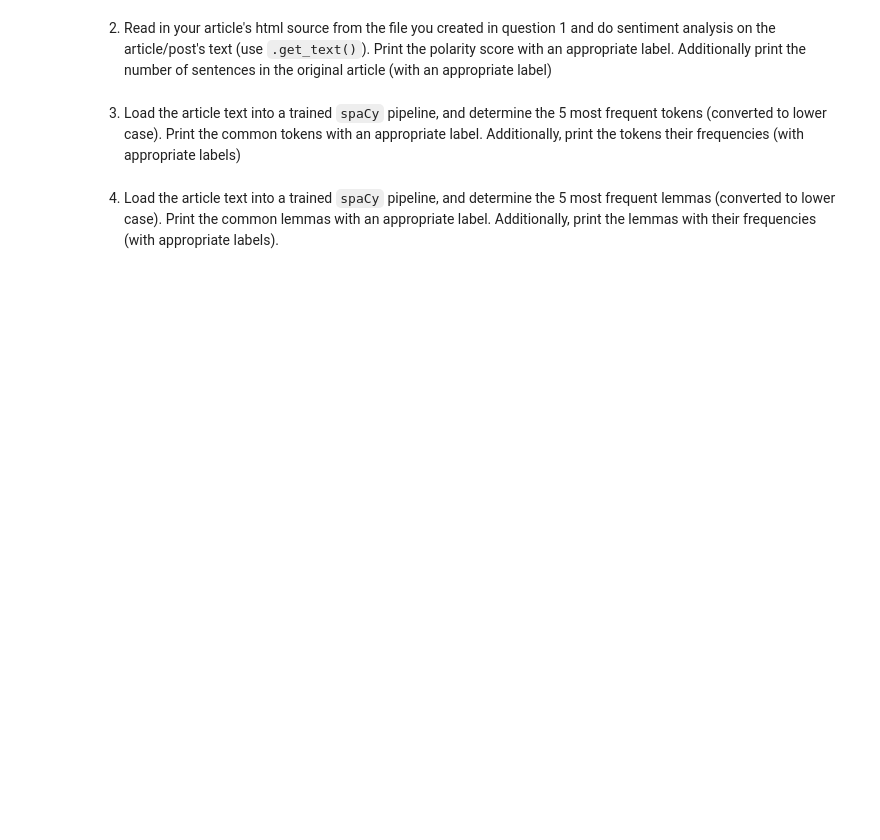
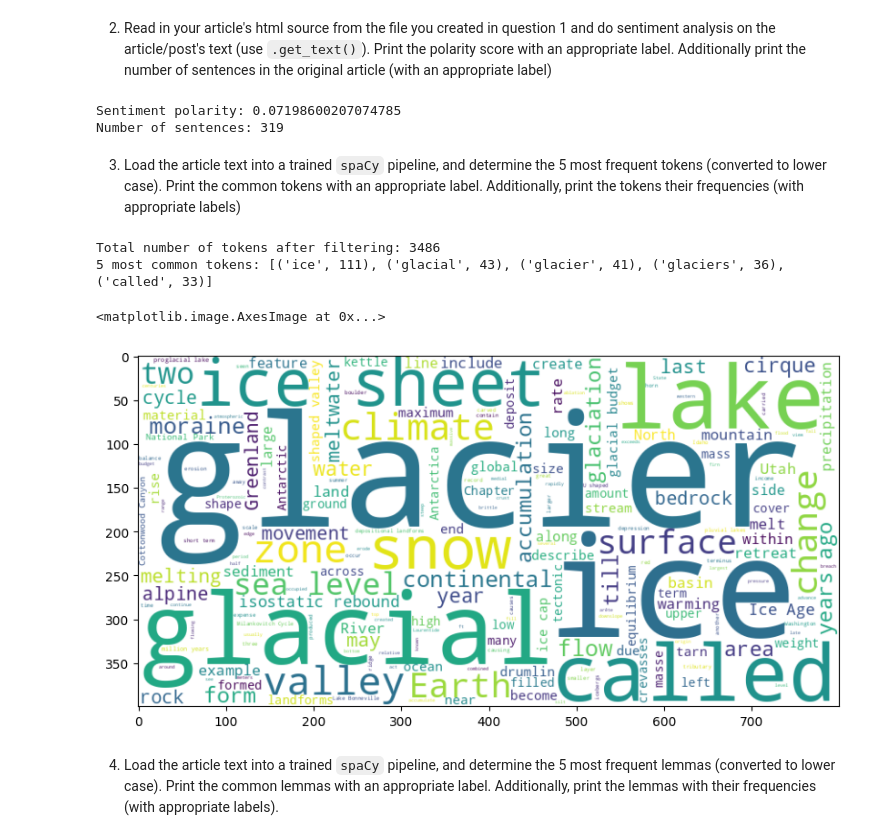
Before and after one commit to drpafowler/module-07-philip-v2, a Jupyter notebook: article-summarizer.ipynb, the cells around one changed output. Drawn from its saved outputs; the diff is of its cells as text; code cells hidden in the pictures; blank space fills up the shorter version.

```diff
--- a/article-summarizer.ipynb
+++ b/article-summarizer.ipynb
@@ -52,10 +63,9 @@ r = requests.get(url)
 if r.status_code == 200:
     # parse the HTML
     soup = BeautifulSoup(r.text, 'html.parser')
-    # find all the paragraph tags
-    paragraphs = soup.find_all('p')
-    # print the first paragraph
-    print(paragraphs[0].text)
+    # print the first 1000 characters of the HTML
+    print(soup.prettify()[:1000])
+
     # save the HTML to a file
     with open('glaciers.html', 'w') as f:
         f.write(r.text)
@@ -66,6 +92,73 @@ An Introduction to Geology
 # %% [markdown]
 2. Read in your article's html source from the file you created in question 1 and do sentiment analysis on the article/post's text (use `.get_text()`).  Print the polarity score with an appropriate label.  Additionally print the number of sentences in the original article (with an appropriate label)
+# %%
+
+
+# read the HTML file
+with open('glaciers.html', 'r') as f:
+    html = f.read()
+
+# parse the HTML
+soup = BeautifulSoup(html, 'html.parser')
+entry_content = soup.find('div', class_='entry-content').get_text()
+
+# load the English language model
+nlp = spacy.load('en_core_web_sm')
+
+# process the text with sentiment analysis
+blob = TextBlob(entry_content)
+polarity = blob.sentiment.polarity
+
+# print the number of sentences
+num_sentences = len(blob.sentences)
+
+# print the results
+print('Sentiment polarity:', polarity)
+print('Number of sentences:', num_sentences)
+# %% [output]
+Sentiment polarity: 0.07198600207074785
+Number of sentences: 319
 # %% [markdown]
 3. Load the article text into a trained `spaCy` pipeline, and determine the 5 most frequent tokens (converted to lower case).  Print the common tokens with an appropriate label.  Additionally, print the tokens their frequencies (with appropriate labels)
+# %%
+# read the HTML file
+with open('glaciers.html', 'r') as f:
+    html = f.read()
+
+# parse the HTML
+soup = BeautifulSoup(html, 'html.parser')
+entry_content = soup.find('div', class_='entry-content').get_text()
+
+# load the English language model
+nlp = spacy.load('en_core_web_sm')
+
+# process the text with sentiment analysis
+blob = TextBlob(entry_content)
+polarity = blob.sentiment.polarity
+
+# get the list of stopwords
+stop_words = set(stopwords.words('english'))
+
+# determine the 5 most frequent tokens, filtering out stopwords and non-alphabetic tokens
+tokens = [token.text for token in nlp(entry_content) if token.is_alpha and token.text.lower() not in stop_words]
+
+# print the total number of tokens after filtering
+print('Total number of tokens after filtering:', len(tokens))
+
+# print the 5 most common tokens and their frequency
+counter = Counter(tokens)
+most_common = counter.most_common(5)
+print('5 most common tokens:', most_common)
+# %% [output]
+Total number of tokens after filtering: 3486
+5 most common tokens: [('ice', 111), ('glacial', 43), ('glacier', 41), ('glaciers', 36), ('called', 33)]
+# %%
+#create a wordcloud from the 25 most common tokens
+wordcloud = WordCloud(width=800, height=400, background_color='white').generate(' '.join(tokens))
+plt.figure(figsize=(10, 5))
+plt.imshow(wordcloud, interpolation='bilinear')
+# %% [output]
+<matplotlib.image.AxesImage at 0x...>
+[figure, added]
 # %% [markdown]
 4. Load the article text into a trained `spaCy` pipeline, and determine the 5 most frequent lemmas (converted to lower case).  Print the common lemmas with an appropriate label.  Additionally, print the lemmas with their frequencies (with appropriate labels).
```
Also changed, not shown: parts of 13 cells of this notebook, 2 other files.
